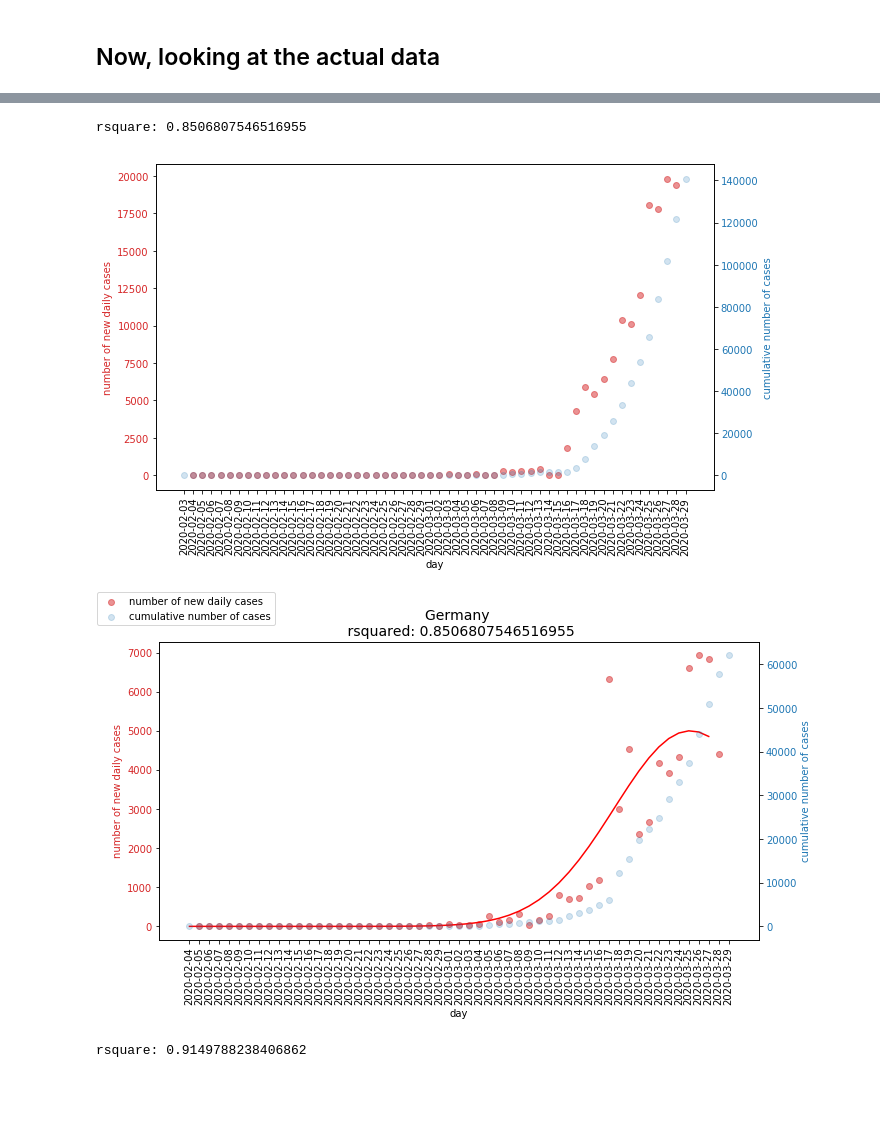
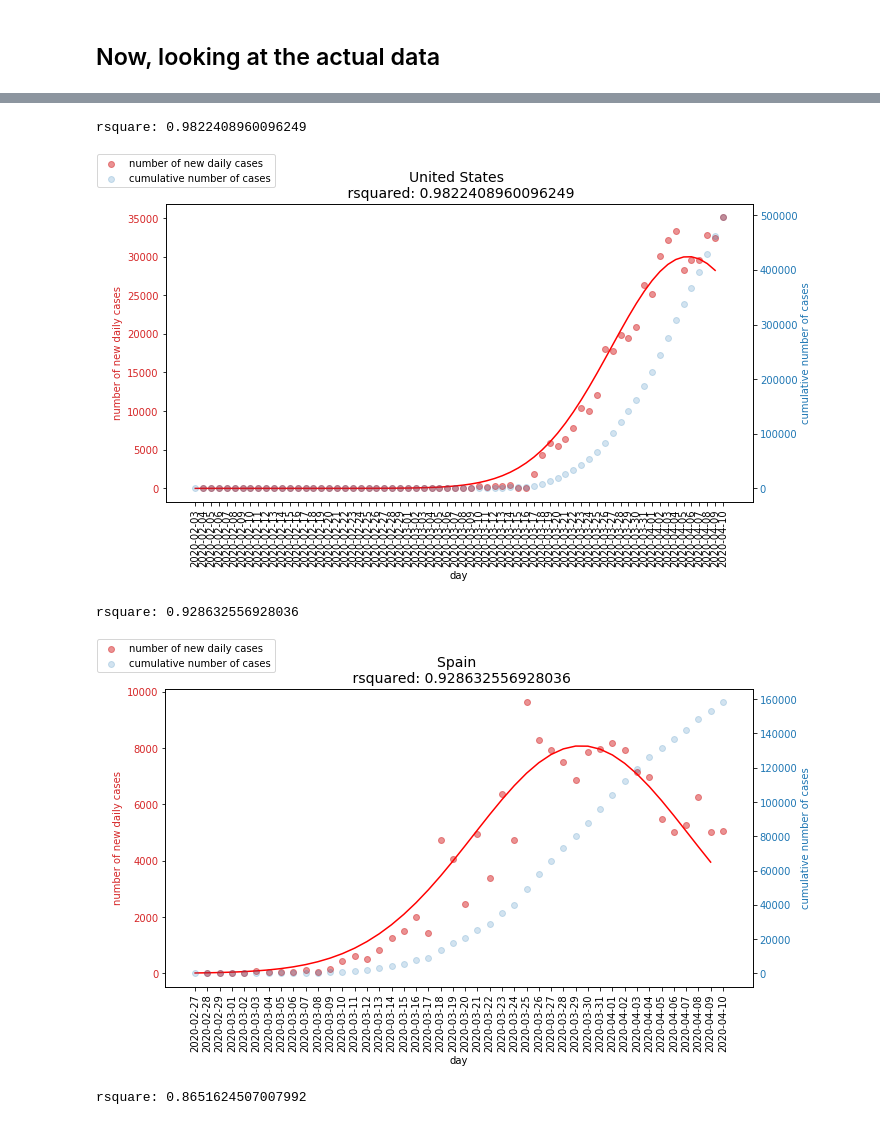
Before and after one commit to ericphamhung/covid-19, a Jupyter notebook: Main-ncov.ipynb, the cells around one changed output, grey strips where cells are left out. Cells and saved outputs as stored; diff of their text form; code cells hidden in the pictures; blank space fills up the shorter version.

```diff
--- a/Main-ncov.ipynb
+++ b/Main-ncov.ipynb
@@ -403,73 +403,75 @@ rsquare: 0.9408150797074909
 # %%
 # for country in regions['western pacific']:
 for country in top10:
-    try:
-        df_part = df[country]
-        df_part = df_part.loc[df_part>10] #checks for at least 10 cases
+    df_part = df[country]
+    df_part = df_part.loc[df_part>10] #checks for at least 10 cases
 
-        # taking derivative
-        d1 = df_part.diff()
+    # taking derivative
+    d1 = df_part.diff()
 
-        if region == 'china':
-            d1.drop(index='2020-02-17', inplace=True)
+#     if region == 'china':
+#         d1.drop(index='2020-02-17', inplace=True)
 
 
-        data1 = [d1.index, d1]
-        data2 = [df_part.index, df_part]
+    data1 = [d1.index, d1]
+    data2 = [df_part.index, df_part]
 
-        fig, ax1 = plt.subplots(facecolor='w', figsize=(10,6))
+    fig, ax1 = plt.subplots(facecolor='w', figsize=(10,6))
 
-        color = 'tab:red'
-        ax1.set_xlabel('day')
-        ax1.set_ylabel('number of new daily cases', color=color)
-        ax1.scatter(*data1, color=color, alpha = 0.5, label='number of new daily cases')
-        ax1.tick_params(axis='y', labelcolor=color)
-        ax1.tick_params(axis='x', rotation=90)
+    color = 'tab:red'
+    ax1.set_xlabel('day')
+    ax1.set_ylabel('number of new daily cases', color=color)
+    ax1.scatter(*data1, color=color, alpha = 0.5, label='number of new daily cases')
+    ax1.tick_params(axis='y', labelcolor=color)
+    ax1.tick_params(axis='x', rotation=90)
 
 
-        ax2 = ax1.twinx()  # instantiate a second axes that shares the same x-axis
+    ax2 = ax1.twinx()  # instantiate a second axes that shares the same x-axis
 
-        color = 'tab:blue'
-        ax2.set_ylabel('cumulative number of cases', color=color)  # we already handled the x-label with ax1
-        ax2.scatter(*data2, color=color, alpha=0.2, label = 'cumulative number of cases')
-        ax2.tick_params(axis='y', labelcolor=color)
+    color = 'tab:blue'
+    ax2.set_ylabel('cumulative number of cases', color=color)  # we already handled the x-label with ax1
+    ax2.scatter(*data2, color=color, alpha=0.2, label = 'cumulative number of cases')
+    ax2.tick_params(axis='y', labelcolor=color)
 
-        # SVR poly kernel on the second derivative
-        dd1 = d1.reset_index(drop=True)
-        dd1 = dd1.dropna()
-        X = np.array(dd1.index)
-        y = np.array(dd1)
+    # SVR poly kernel on the second derivative
+    dd1 = d1.reset_index(drop=True)
+    dd1 = dd1.dropna()
+    X = np.array(dd1.index)
+    y = np.array(dd1)
 
 
 
+    try:
         # regression
-        bounds = ([50,15,0],[5000,90,20])
+        bounds = ([50,15,0],[30000,90,20])
         params, params_cov = optimize.curve_fit(fx,X,y, bounds=bounds)
         # print(params)
 
         # residuals
         residuals = y - fx(X,*params)
         ssres = np.sum(residuals**2)
         sstot = np.sum((y-np.mean(y))**2)
         rsquared = 1-(ssres/sstot)
         print('rsquare: {}'.format(rsquared))
 
         ax1.plot(fx(X,*params), c='r')
+    except:
+        print('failed at {}'.format(country))
+        pass
 
-        fig.legend(borderaxespad=0.1, loc='upper left')
-        ax1.set_title('{0} \n rsquared: {1}'.format(country,rsquared), fontsize=14)
+    fig.legend(borderaxespad=0.1, loc='upper left')
+    ax1.set_title('{0} \n rsquared: {1}'.format(country,rsquared), fontsize=14)
 
-        fig.tight_layout()  # otherwise the right y-label is slightly clipped
+    fig.tight_layout()  # otherwise the right y-label is slightly clipped
 
-        plt.tight_layout()
-        plt.savefig('./figures/figure9_{}.png'.format(country), dpi=300)
+    plt.tight_layout()
+    plt.savefig('./figures/figure9_{}.png'.format(country), dpi=300)
 
 
-        plt.show()
-    except:
-        pass
+    plt.show()
 # %% [output]
-rsquare: 0.8506807546516955
+rsquare: 0.9822408960096249
-[figure, old version]
+[figure, new version]
+rsquare: 0.928632556928036
-[figure, old version]
+[figure, new version]
-rsquare: 0.9149788238406862
+rsquare: 0.8651624507007992
```
Also changed, not shown: parts of 9 cells of this notebook, 35 other files.
